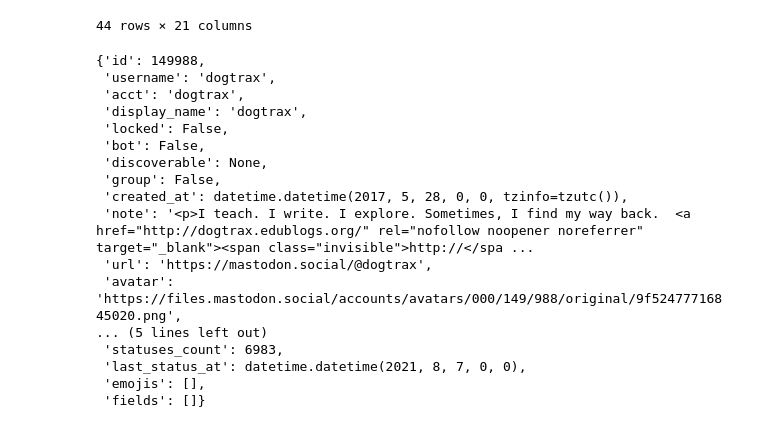
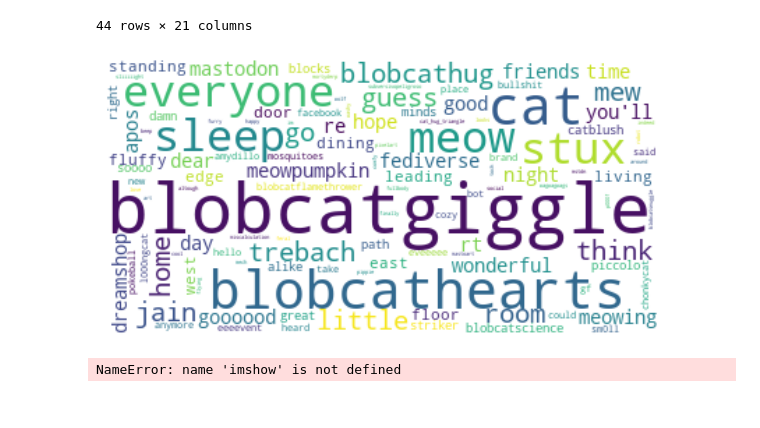
Before and after one commit to Jeren-A/Developing-interfaces-for-social-network-experiments, a Jupyter notebook: sandbox.ipynb, the cells around one changed output. Drawn from its saved outputs; the diff is of its cells as text; code cells hidden in the pictures.

Commit message:
added wordCloud

```diff
--- a/sandbox.ipynb
+++ b/sandbox.ipynb
@@ -267,22 +267,48 @@ df.loc[df['bot']==True]
 | 429 | 1132330 | biodiversitypix | biodiversitypix@botsin.space | Biodiversity Illustrations | False | True | True | False | 2020-02-29 00:00:00+00:00 | ... |
 44 rows × 21 columns
 # %%
-pure.account(149988)
+from pure import Pure
+import pandas as pd
+import numpy as np
+import matplotlib.pyplot as plt
+from wordcloud import WordCloud, STOPWORDS, ImageColorGenerator
-# %% [output]
-{'id': 149988,
- 'username': 'dogtrax',
- 'acct': 'dogtrax',
- 'display_name': 'dogtrax',
- 'locked': False,
- 'bot': False,
- 'discoverable': None,
- 'group': False,
- 'created_at': datetime.datetime(2017, 5, 28, 0, 0, tzinfo=tzutc()),
- 'note': '<p>I teach. I write. I explore. Sometimes, I find my way back.  <a href="http://dogtrax.edublogs.org/" rel="nofollow noopener noreferrer" target="_blank"><span class="invisible">http://</spa ...
- 'url': 'https://mastodon.social/@dogtrax',
- 'avatar': 'https://files.mastodon.social/accounts/avatars/000/149/988/original/9f52477716845020.png',
-... (5 lines left out)
- 'statuses_count': 6983,
- 'last_status_at': datetime.datetime(2021, 8, 7, 0, 0),
- 'emojis': [],
- 'fields': []}
+# %%
+
+def toots_text(id=958614):
+
+    minid=0
+    toots = pure.account_statuses(id)
+    df = pd.DataFrame(toots)
+    toots_info_list = [toots][0]
+    main_text = ""
+    for toot in toots_info_list:
+        text= toot['content']
+        main_text += text + " "
+    main_text = cleanhtml(main_text)
+    return main_text
+
+
+def cleanhtml(raw_html):
+    import re
+    cleanr = re.compile('<.*?>')
+    cleantext = re.sub(cleanr, '', raw_html)
+    return cleantext
+
+def word_cloud(text):
+    text = text.lower()
+    stopwords = {"i", "me", "my", "myself", "we", "our", "ours", "ourselves", "you", "your", "yours", "yourself", "yourselves", "he", "him", "his", "himself", "she", "her", "hers", "herself", "it", "its", "itself", "they", "them", "their", "theirs", "themselves", "what", "which", "who", "whom", "this", "that", "these", "those", "am", "is", "are", "was", "were", "be", "been", "being", "have", "has", "had", "having", "do", "does", "did", "doing", "a", "an", "the", "and", "but", "if", "or", "because", "as", "until", "while", "of", "at", "by", "for", "with", "about", "against", "between", "into", "through", "during", "before", "after", "above", "below", "to", "from", "up", "down", "in", "out", "on", "off", "over", "under", "again", "further", "then", "once", "here", "there", "when", "where", "why", "how", "all", "any", "both", "each", "few", "more", "most", "other", "some", "such", "no", "nor", "not", "only", "own", "same", "so", "than", "too", "very", "s", "t", "can", "will", "just", "don", "should", "now"}
+    wordcl = WordCloud(stopwords=stopwords, background_color="white", max_font_size=50, max_words= 2000).generate(text)
+    plt.figure(figsize=(10, 8))
+    plt.imshow(wordcl, interpolation='bilinear')
+    plt.axis('off')
+    plt.show()
+# %%
+text = toots_text().lower()
+stopwords = {"i", "me", "my", "myself", "we", "our", "ours", "ourselves", "you", "your", "yours", "yourself", "yourselves", "he", "him", "his", "himself", "she", "her", "hers", "herself", "it", "its", "itself", "they", "them", "their", "theirs", "themselves", "what", "which", "who", "whom", "this", "that", "these", "those", "am", "is", "are", "was", "were", "be", "been", "being", "have", "has", "had", "having", "do", "does", "did", "doing", "a", "an", "the", "and", "but", "if", "or", "because", "as", "until", "while", "of", "at", "by", "for", "with", "about", "against", "between", "into", "through", "during", "before", "after", "above", "below", "to", "from", "up", "down", "in", "out", "on", "off", "over", "under", "again", "further", "then", "once", "here", "there", "when", "where", "why", "how", "all", "any", "both", "each", "few", "more", "most", "other", "some", "such", "no", "nor", "not", "only", "own", "same", "so", "than", "too", "very", "s", "t", "can", "will", "just", "don", "should", "now"}
+wordcl = WordCloud(stopwords=stopwords, background_color="white", max_font_size=50, max_words= 2000).generate(text)
+plt.figure(figsize=(10, 8))
+plt.imshow(wordcl, interpolation='bilinear')
+plt.axis('off')
+plt.show()
+# %% [output]
+[figure, added]
@@ -288,0 +317,4 @@ pure.account(149988)
+# %%
+imshow(wordcl)
+# %% [output]
+NameError: name 'imshow' is not defined
```
Also changed, not shown: parts of 4 cells of this notebook, 2 other files.
